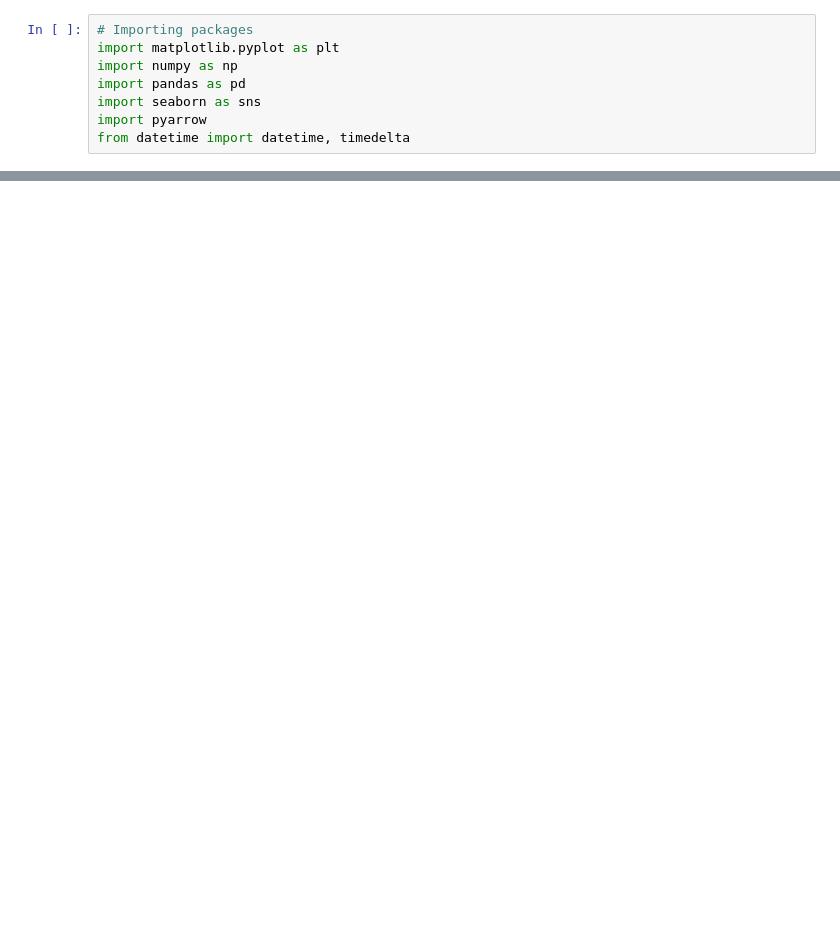
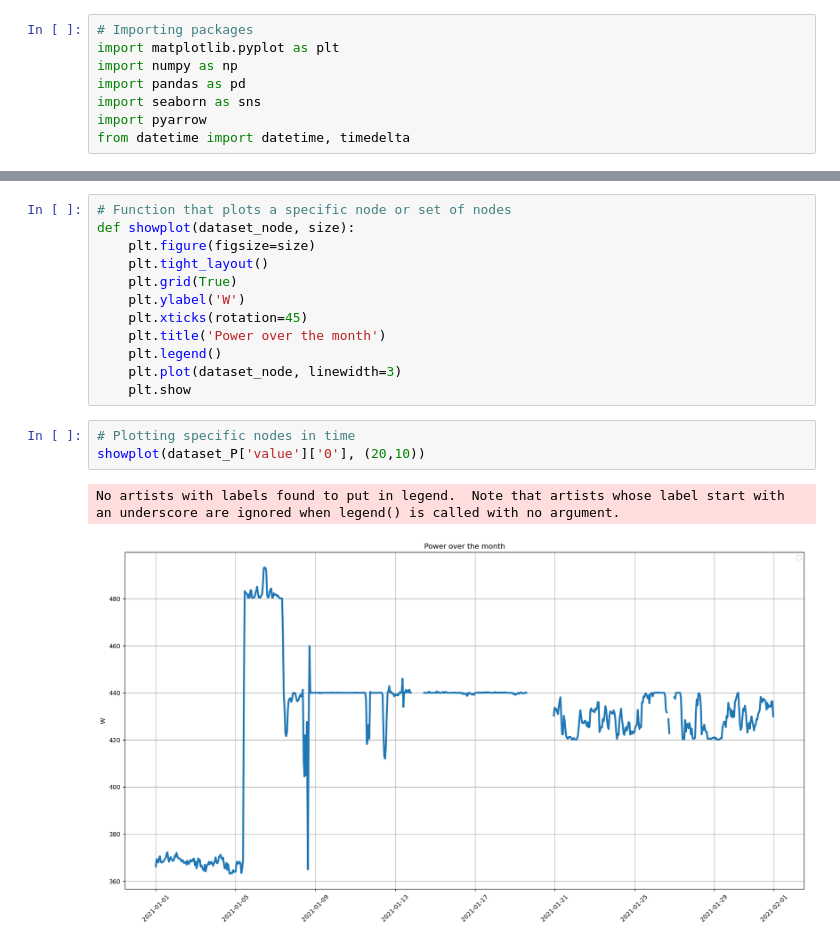
Before and after one commit to LSquarzoni/GreenTeam, a Jupyter notebook: PWR_Dataset_plotting.ipynb, the cells around one changed output, grey strips where cells are left out. Saved outputs shown, nothing was run; the diff lists cells and outputs as text; blank space fills up the shorter version.

```diff
--- a/PWR_Dataset_plotting.ipynb
+++ b/PWR_Dataset_plotting.ipynb
@@ -26,0 +31,18 @@ dataset_P
+# %%
+# Function that plots a specific node or set of nodes
+def showplot(dataset_node, size):
+    plt.figure(figsize=size)
+    plt.tight_layout()
+    plt.grid(True)
+    plt.ylabel('W')
+    plt.xticks(rotation=45)
+    plt.title('Power over the month')
+    plt.legend()
+    plt.plot(dataset_node, linewidth=3)
+    plt.show
+# %%
+# Plotting specific nodes in time
+showplot(dataset_P['value']['0'], (20,10))
+# %% [output]
+No artists with labels found to put in legend.  Note that artists whose label start with an underscore are ignored when legend() is called with no argument.
+[figure, added]
```
Also changed, not shown: parts of 3 cells of this notebook, 2 other files.
